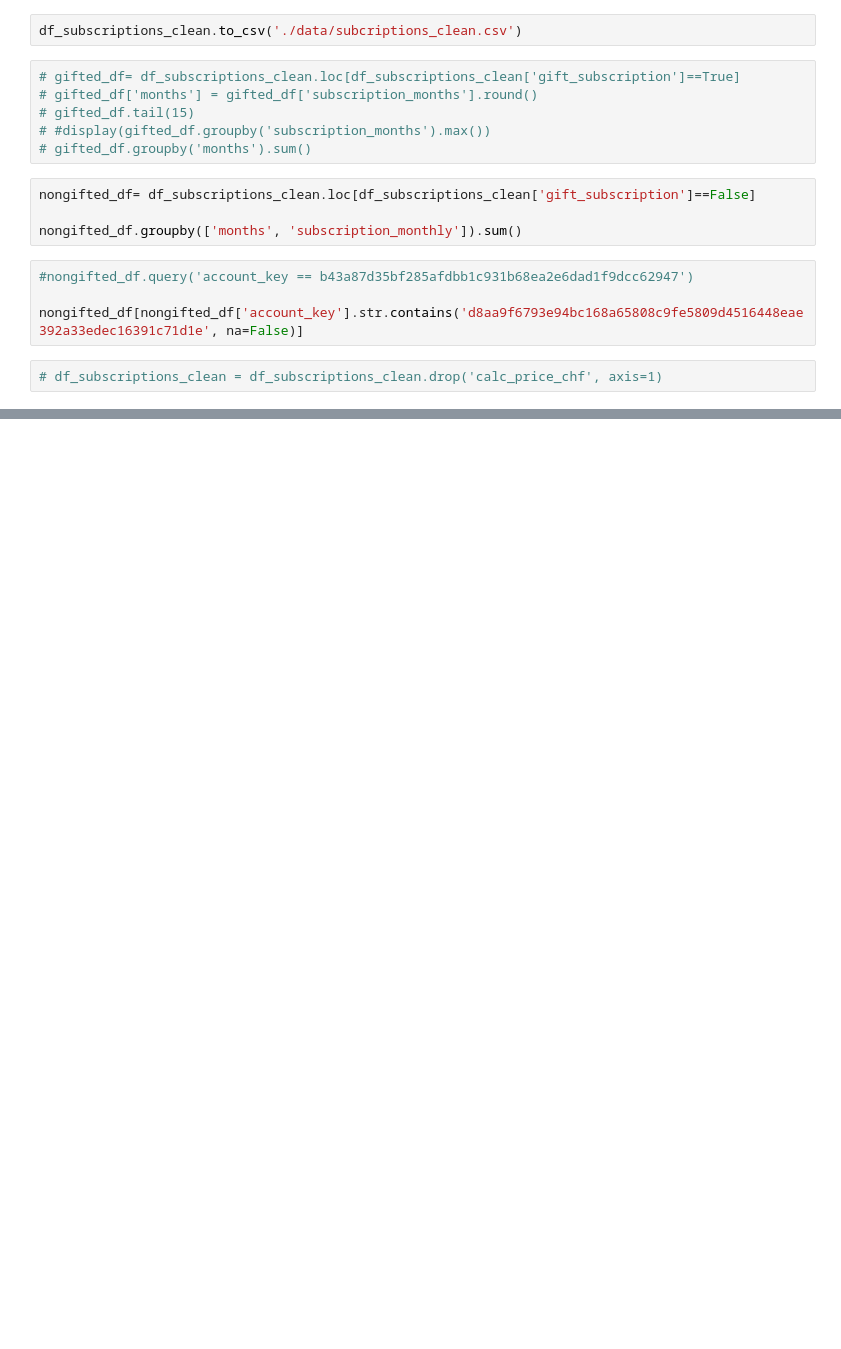
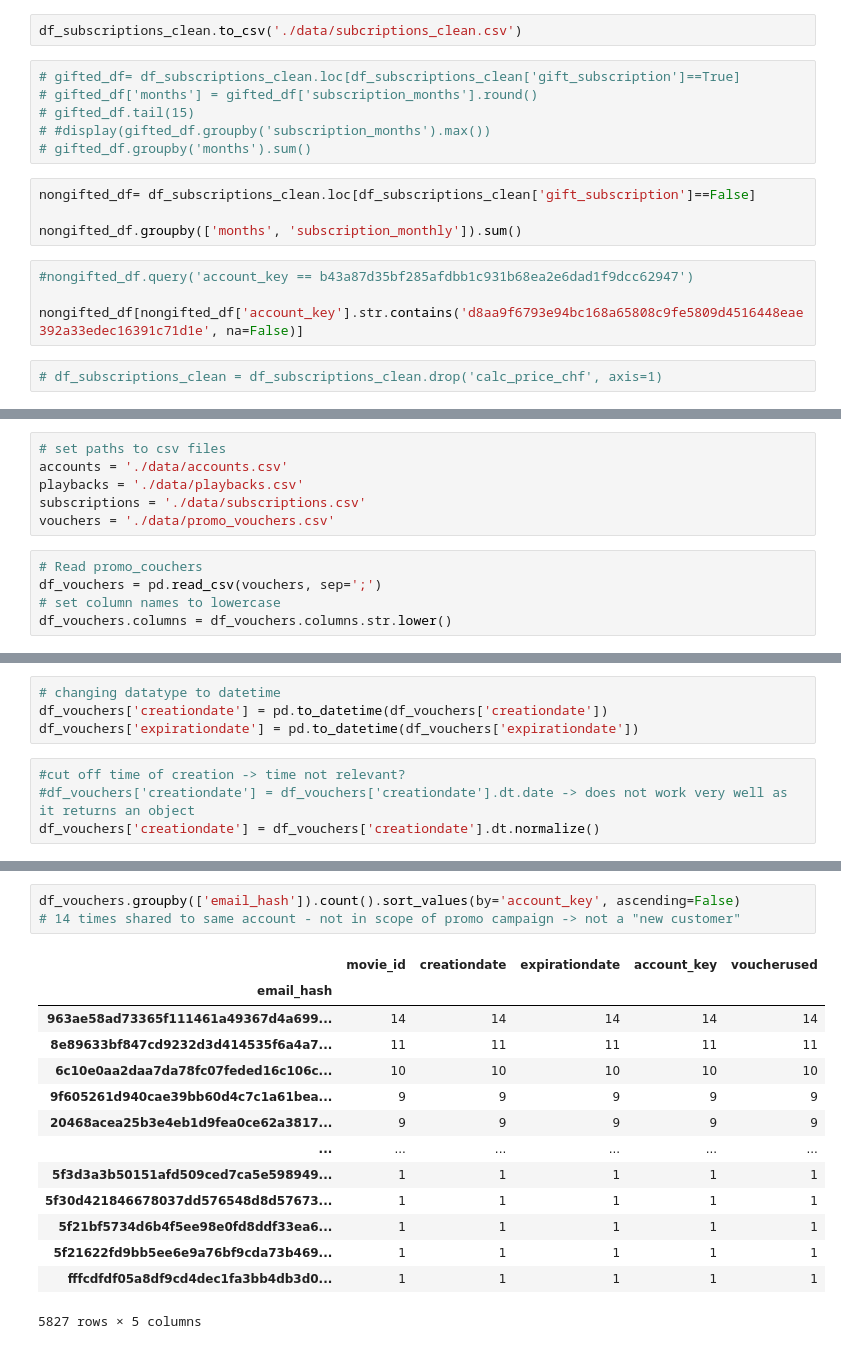
Before and after one commit to elisicke/Data-Analyst-Capstone-Project, a Jupyter notebook: Group_Liz.ipynb, the cells around one changed output, grey strips where cells are left out. Cells and saved outputs as stored; diff of their text form; blank space fills up the shorter version.

```diff
--- a/Group_Liz.ipynb
+++ b/Group_Liz.ipynb
@@ -189,0 +210,11 @@ nongifted_df[nongifted_df['account_key'].str.contains('d8aa9f6793e94bc168a65808c
+# %%
+# set paths to csv files
+accounts = './data/accounts.csv'
+playbacks = './data/playbacks.csv'
+subscriptions = './data/subscriptions.csv'
+vouchers = './data/promo_vouchers.csv'
+# %%
+# Read promo_couchers
+df_vouchers = pd.read_csv(vouchers, sep=';')
+# set column names to lowercase
+df_vouchers.columns = df_vouchers.columns.str.lower()
@@ -189,0 +230,8 @@ nongifted_df[nongifted_df['account_key'].str.contains('d8aa9f6793e94bc168a65808c
+# %%
+# changing datatype to datetime
+df_vouchers['creationdate'] = pd.to_datetime(df_vouchers['creationdate'])
+df_vouchers['expirationdate'] = pd.to_datetime(df_vouchers['expirationdate'])
+# %%
+#cut off time of creation -> time not relevant?
+#df_vouchers['creationdate'] = df_vouchers['creationdate'].dt.date -> does not work very well as it returns an object
+df_vouchers['creationdate'] = df_vouchers['creationdate'].dt.normalize()
@@ -189,0 +248,18 @@ nongifted_df[nongifted_df['account_key'].str.contains('d8aa9f6793e94bc168a65808c
+# %%
+df_vouchers.groupby(['email_hash']).count().sort_values(by='account_key', ascending=False)
+# 14 times shared to same account - not in scope of promo campaign -> not a "new customer"
+# %% [output]
+|  | movie_id | creationdate | expirationdate | account_key | voucherused |
+| email_hash |  |  |  |  |  |
+| 963ae58ad73365f111461a49367d4a699... | 14 | 14 | 14 | 14 | 14 |
+| 8e89633bf847cd9232d3d414535f6a4a7... | 11 | 11 | 11 | 11 | 11 |
+| 6c10e0aa2daa7da78fc07feded16c106c... | 10 | 10 | 10 | 10 | 10 |
+| 9f605261d940cae39bb60d4c7c1a61bea... | 9 | 9 | 9 | 9 | 9 |
+| 20468acea25b3e4eb1d9fea0ce62a3817... | 9 | 9 | 9 | 9 | 9 |
+| ... | ... | ... | ... | ... | ... |
+| 5f3d3a3b50151afd509ced7ca5e598949... | 1 | 1 | 1 | 1 | 1 |
+| 5f30d421846678037dd576548d8d57673... | 1 | 1 | 1 | 1 | 1 |
+| 5f21bf5734d6b4f5ee98e0fd8ddf33ea6... | 1 | 1 | 1 | 1 | 1 |
+| 5f21622fd9bb5ee6e9a76bf9cda73b469... | 1 | 1 | 1 | 1 | 1 |
+| fffcdfdf05a8df9cd4dec1fa3bb4db3d0... | 1 | 1 | 1 | 1 | 1 |
+5827 rows × 5 columns
```
Also changed, not shown: parts of 6 cells of this notebook.
